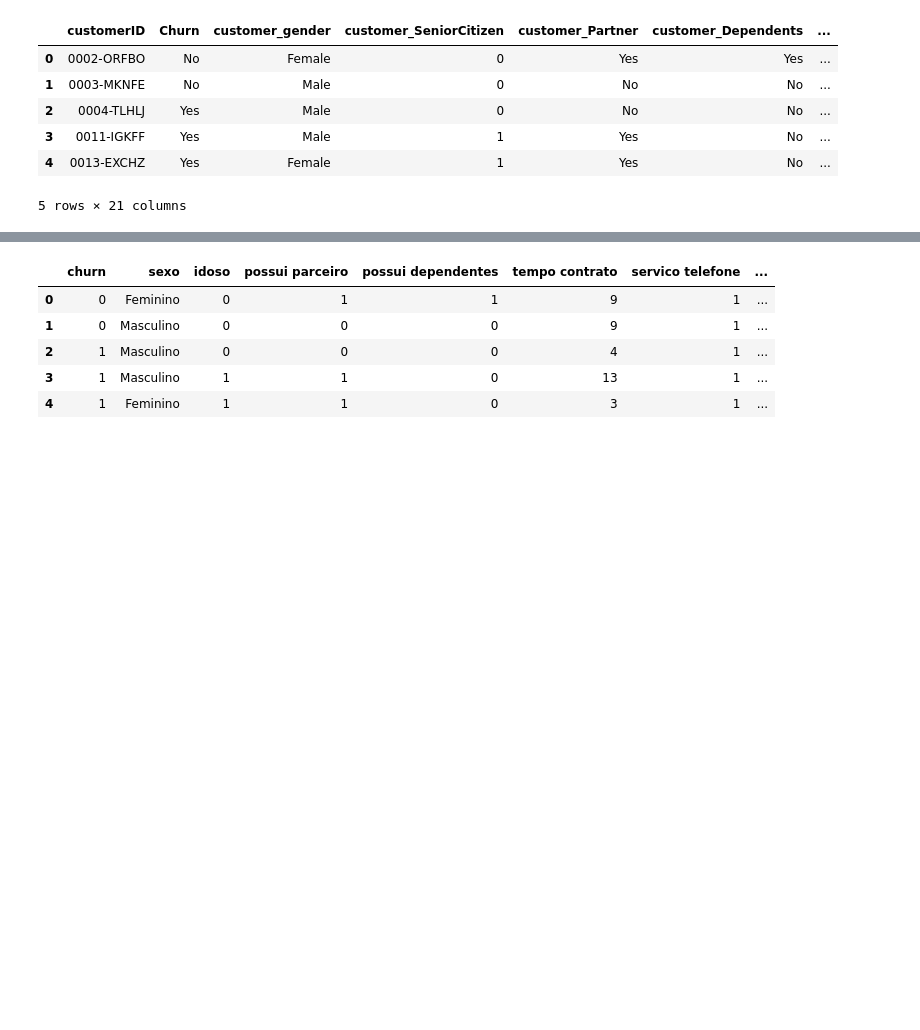
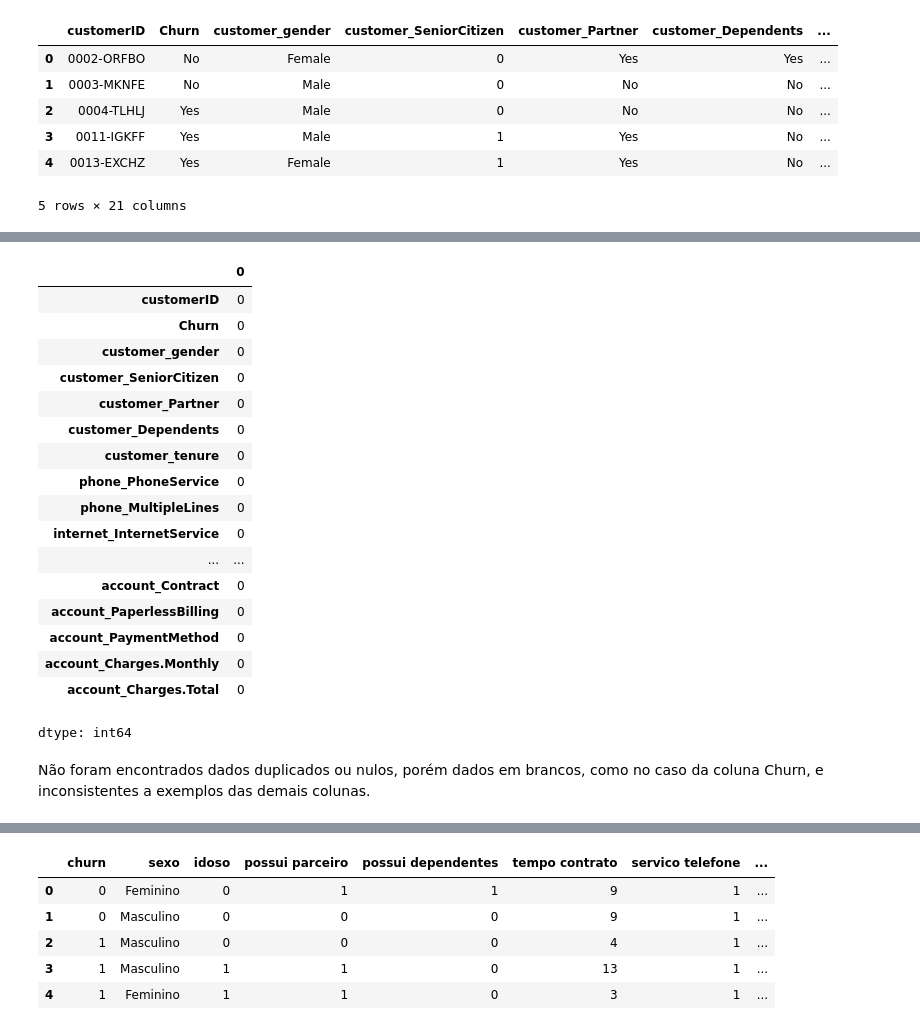
Before and after one commit to DaDosValle/telecomX_Churn, a Jupyter notebook: ETL_EDA_TELECOMX_27_12_2025.ipynb, the cells around one changed output, grey strips where cells are left out. Cells and saved outputs as stored; diff of their text form; code cells hidden in the pictures; blank space fills up the shorter version.

```diff
--- a/ETL_EDA_TELECOMX_27_12_2025.ipynb
+++ b/ETL_EDA_TELECOMX_27_12_2025.ipynb
@@ -67,5 +70,29 @@ Data columns (total 21 columns):
 dtypes: float64(1), int64(2), object(18)
 memory usage: 1.2+ MB
+# %%
+df_churn.isna().sum()
+# %% [output]
+|  | 0 |
+| customerID | 0 |
+| Churn | 0 |
+| customer_gender | 0 |
+| customer_SeniorCitizen | 0 |
+| customer_Partner | 0 |
+| customer_Dependents | 0 |
+| customer_tenure | 0 |
+| phone_PhoneService | 0 |
+| phone_MultipleLines | 0 |
+| internet_InternetService | 0 |
+| ... | ... |
+| account_Contract | 0 |
+| account_PaperlessBilling | 0 |
+| account_PaymentMethod | 0 |
+| account_Charges.Monthly | 0 |
+| account_Charges.Total | 0 |
+dtype: int64
+# %% [markdown]
+
+Não foram encontrados dados duplicados ou nulos, porém dados em brancos, como no caso da coluna Churn, e inconsistentes a exemplos das demais colunas.
 # %%
 df_churn['customerID'].duplicated().unique()
 # %% [output]
```
Also changed, not shown: parts of 66 cells of this notebook.
